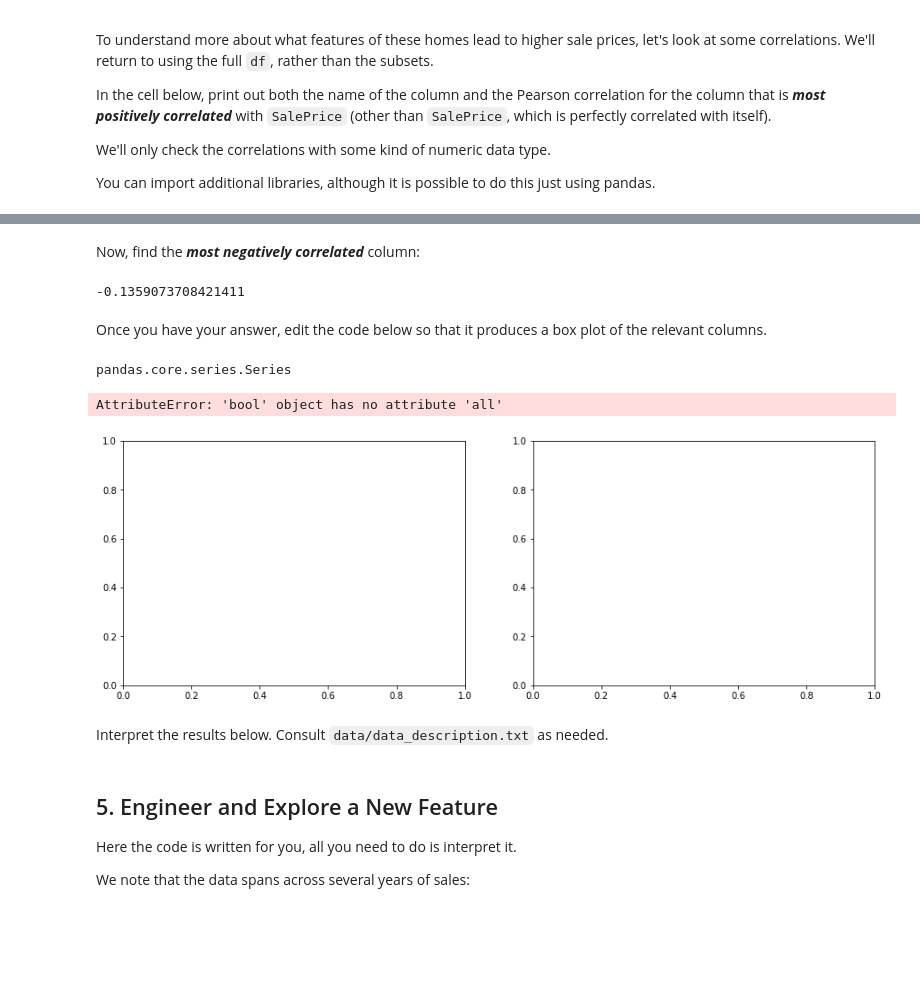
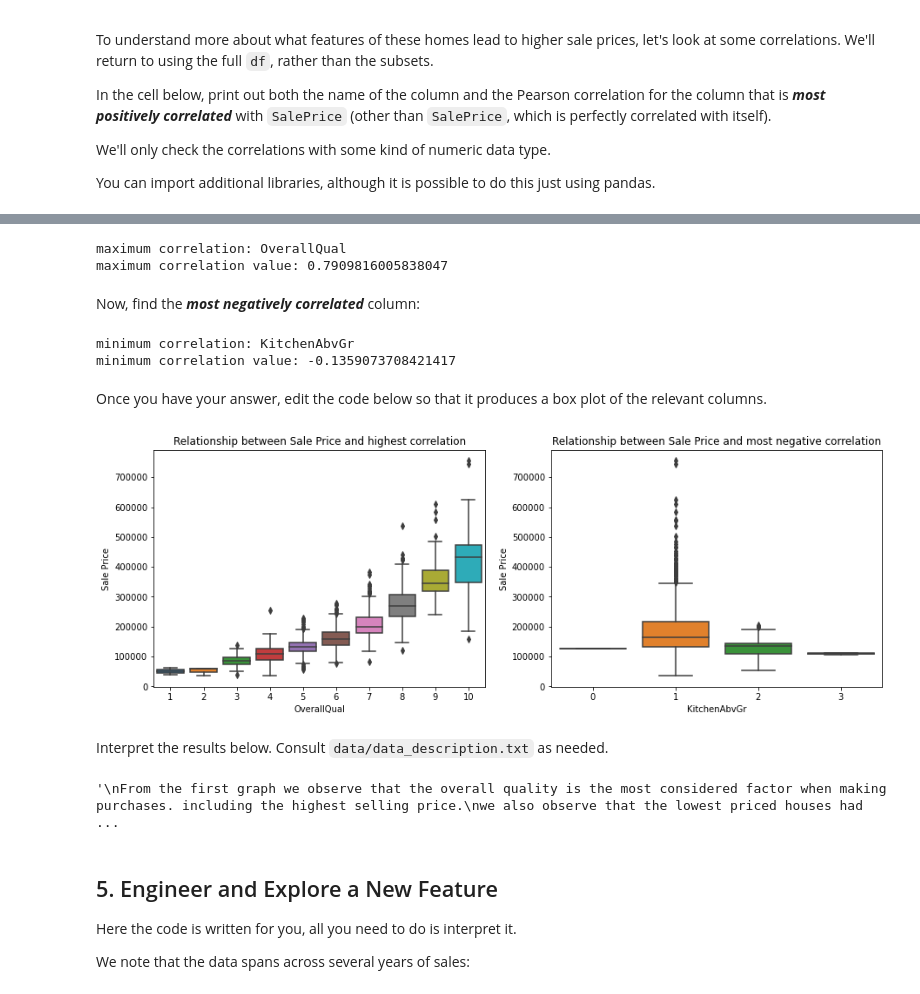
Before and after one commit to Imacharia/Moringa, a Jupyter notebook: Flatiron/Phase_1/dsc-pandas-eda-lab/index.ipynb, the cells around one changed output, grey strips where cells are left out. Drawn from its saved outputs; the diff is of its cells as text; code cells hidden in the pictures; blank space fills up the shorter version.

```diff
--- a/Flatiron/Phase_1/dsc-pandas-eda-lab/index.ipynb
+++ b/Flatiron/Phase_1/dsc-pandas-eda-lab/index.ipynb
@@ -424,46 +416,55 @@ max_num_corr
+# %%
+# Your code here
+num_col = df.corr()['SalePrice'].sort_values()
+num_col
+max_value_corr = num_col[-2]
+max_name_corr = num_col.index[-2]
+print('maximum correlation:', max_name_corr)
+print('maximum correlation value:', max_value_corr)
+# %% [output]
+maximum correlation: OverallQual
+maximum correlation value: 0.7909816005838047
 # %% [markdown]
 Now, find the ***most negatively correlated*** column:
-# %%
-# Your code here
-min_num_corr =
-min_num_corr
-# %% [output]
--0.1359073708421411
+# %%
+# Your code here
+min_value_corr = num_col[0]
+min_name_corr = num_col.index[0]
+print('minimum correlation:', min_name_corr)
+print('minimum correlation value:', min_value_corr)
+# %% [output]
+minimum correlation: KitchenAbvGr
+minimum correlation value: -0.1359073708421417
 # %% [markdown]
 Once you have your answer, edit the code below so that it produces a box plot of the relevant columns.
-# %%
-type(df['SalePrice'])
-# %% [output]
-pandas.core.series.Series
 # %%
 # Replace None with appropriate code
 
 import seaborn as sns
 
 fig, (ax1, ax2) = plt.subplots(ncols=2, figsize=(15,5))
 
 # Plot distribution of column with highest correlation
 sns.boxplot(
-    x=max_num_corr,
+    x=df[max_name_corr],
     y=df["SalePrice"],
     ax=ax1
 )
 # Plot distribution of column with most negative correlation
 sns.boxplot(
-    x=min_num_corr,
+    x=df[min_name_corr],
     y=df["SalePrice"],
     ax=ax2
 )
 
 # Customize labels
 ax1.set_title('Relationship between Sale Price and highest correlation')
-ax1.set_xlabel(max_num_corr)
+ax1.set_xlabel(max_name_corr)
 ax1.set_ylabel("Sale Price")
 ax2.set_title('Relationship between Sale Price and most negative correlation')
-ax2.set_xlabel(min_num_corr)
+ax2.set_xlabel(min_name_corr)
 ax2.set_ylabel("Sale Price");
 # %% [output]
-AttributeError: 'bool' object has no attribute 'all'
-[figure, old version]
+[figure, new version]
 # %% [markdown]
 Interpret the results below. Consult `data/data_description.txt` as needed.
@@ -475,3 +471,13 @@ None
+# %%
+# Replace None with appropriate text
+"""
+From the first graph we observe that the overall quality is the most considered factor when making purchases. including the highest selling price.
+we also observe that the lowest priced houses had the least score in quality had the lowest selling price which is understandable
+,since real estate owners rarely carry out rehabilitation on low end listings.
+From the next plot we can observe that the data points majority of the houses fell into the second lot, although with a significantly large portion of outliers.
+investigation into the dataset description shows that our variable did not have  sufficient information on the same to have a comprehensive interpretation."""
+# %% [output]
+'\nFrom the first graph we observe that the overall quality is the most considered factor when making purchases. including the highest selling price.\nwe also observe that the lowest priced houses had ...
 # %% [markdown]
 ## 5. Engineer and Explore a New Feature
 
```
Also changed, not shown: parts of 6 cells of this notebook.
